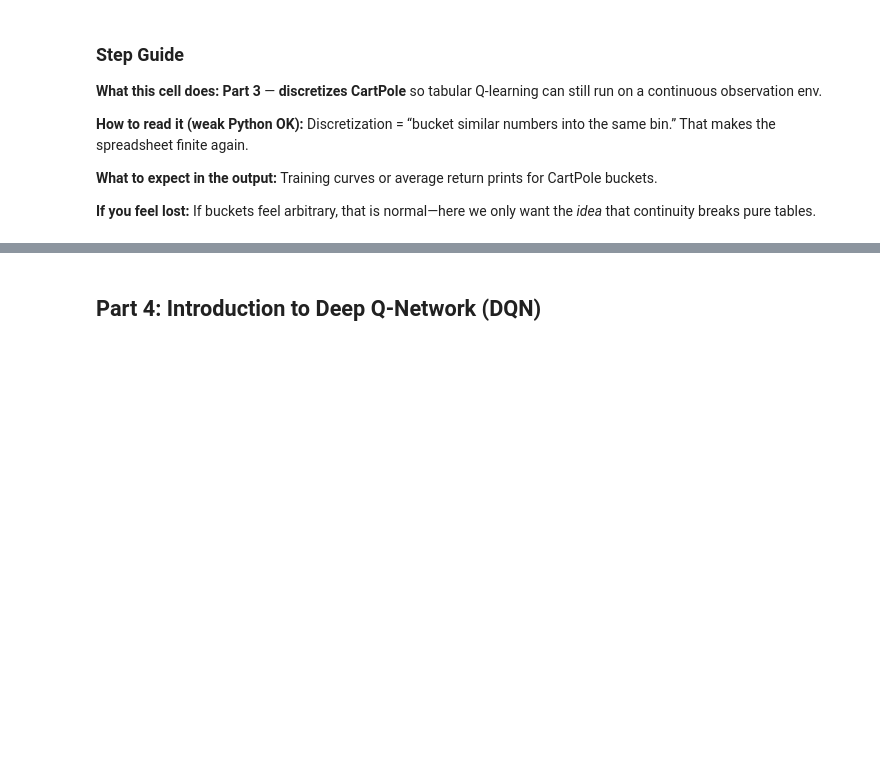
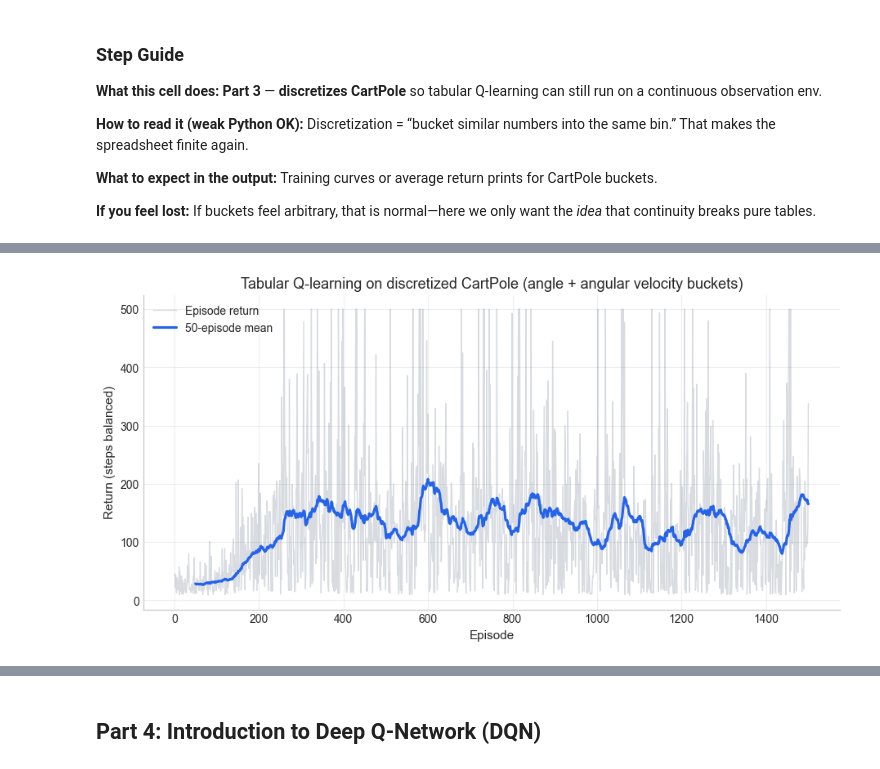
Before and after one commit to A-Alwabel/AI-Diploma-Program, a Jupyter notebook: Course 09/unit1-rl-fundamentals/examples/07_mini_projects_cartpole_frozenlake_qlearning_dqn.ipynb, the cells around one changed output, grey strips where cells are left out. Cells and saved outputs as stored; diff of their text form; code cells hidden in the pictures; blank space fills up the shorter version.

```diff
--- a/Course 09/unit1-rl-fundamentals/examples/07_mini_projects_cartpole_frozenlake_qlearning_dqn.ipynb
+++ b/Course 09/unit1-rl-fundamentals/examples/07_mini_projects_cartpole_frozenlake_qlearning_dqn.ipynb
@@ -491,0 +453,98 @@ Why CartPole is harder than FrozenLake:
+# %%
+# Worked example: this cell runs the main scenario of the lesson step by step.
+# Compare each printed result with the theory in the markdown so the execution tells a story.
+
+print("\n" + "=" * 60)
+print("Part 3: Q-Learning on CartPole (with State Discretization)")
+print("=" * 60)
+
+env = gym.make("CartPole-v1")
+obs, info = env.reset(seed=42)
+
+print("One CartPole observation:", obs)
+print("Observation dimension:", len(obs))
+print("Action space:", env.action_space)
+
+# --- Step 1: Discretization -------------------------------------------------
+# CartPole observations are continuous, so a plain Q-table cannot index them.
+# We bucket the two most decision-relevant components -- pole angle (obs[2])
+# and pole angular velocity (obs[3]) -- into a small grid of bins.
+N_ANGLE_BINS, N_ANGVEL_BINS = 8, 8
+angle_edges = np.linspace(-0.25, 0.25, N_ANGLE_BINS - 1)
+angvel_edges = np.linspace(-2.0, 2.0, N_ANGVEL_BINS - 1)
+
+
+def discretize(observation):
+    """Map a continuous CartPole observation to a (angle_bin, angvel_bin) pair."""
+    angle_idx = int(np.digitize(observation[2], angle_edges))
+    angvel_idx = int(np.digitize(observation[3], angvel_edges))
+    return angle_idx, angvel_idx
+
+
+print("\nExample discretization:", obs, "-> bucket", discretize(obs))
+
+# --- Step 2: Tabular Q-learning on the bucketed states ----------------------
+q_cart = np.zeros((N_ANGLE_BINS, N_ANGVEL_BINS, env.action_space.n))
+alpha_c, gamma_c = 0.15, 0.99
+eps_c, eps_min_c, eps_decay_c = 1.0, 0.05, 0.995
+cartpole_returns = []
+rng = np.random.default_rng(42)
+
+for episode in range(1500):
+    obs, info = env.reset(seed=episode)
+    s = discretize(obs)
+    total_return = 0.0
+    for _ in range(500):
+        if rng.random() < eps_c:
+            action = int(rng.integers(env.action_space.n))
+        else:
+            action = int(np.argmax(q_cart[s]))
+        obs, reward, terminated, truncated, info = env.step(action)
+        s_next = discretize(obs)
+        done = terminated or truncated
+        td_target = reward + gamma_c * np.max(q_cart[s_next]) * (0.0 if done else 1.0)
+        q_cart[s + (action,)] += alpha_c * (td_target - q_cart[s + (action,)])
+        s = s_next
+        total_return += reward
+        if done:
+            break
+    eps_c = max(eps_c * eps_decay_c, eps_min_c)
+    cartpole_returns.append(total_return)
+
+env.close()
+
+# --- Step 3: Read the learning curve honestly -------------------------------
+first_avg = float(np.mean(cartpole_returns[:100]))
+last_avg = float(np.mean(cartpole_returns[-100:]))
+
+ep_axis = np.arange(1, len(cartpole_returns) + 1)
+win = 50
+smooth = np.convolve(cartpole_returns, np.ones(win) / win, mode="valid")
+fig, ax = plt.subplots(figsize=(11, 5))
+ax.plot(ep_axis, cartpole_returns, alpha=0.25, color="#64748b", lw=1, label="Episode return")
+ax.plot(np.arange(win, len(cartpole_returns) + 1), smooth, color="#2563eb", lw=2.3,
+        label=f"{win}-episode mean")
+ax.set_xlabel("Episode")
+ax.set_ylabel("Return (steps balanced)")
+ax.set_title("Tabular Q-learning on discretized CartPole (angle + angular velocity buckets)")
+ax.legend(loc="upper left", fontsize=10)
+ax.grid(True, alpha=0.32)
+plt.show()
+
+print(f"Q-table shape (angle bins x ang.vel bins x actions): {q_cart.shape}")
+print(f"Average return, first 100 episodes: {first_avg:.1f}")
+print(f"Average return, last 100 episodes:  {last_avg:.1f}")
+if last_avg > 1.5 * first_avg:
+    print("On this run, the bucketed Q-table clearly improved with training.")
+elif last_avg > first_avg:
+    print("On this run, the bucketed Q-table improved somewhat, but coarse buckets limit it.")
+else:
+    print("On this run, the bucketed Q-table did not improve -- coarse buckets can plateau; that limitation is part of the lesson.")
+
+print("\nWhy CartPole is harder than FrozenLake:")
+print("- CartPole observations are continuous, not small discrete state IDs.")
+print("- A plain Q-table does not directly fit this representation.")
+print("- Discretization makes a table possible, but it throws away information")
+print("  (here we even ignored cart position/velocity entirely).")
+print("- This motivates neural-network approaches such as DQN, previewed next.")
+# %% [output]
@@ -491,0 +559 @@ Why CartPole is harder than FrozenLake:
+[figure, added]
```
Also changed, not shown: parts of 11 cells of this notebook, 25 other files.
